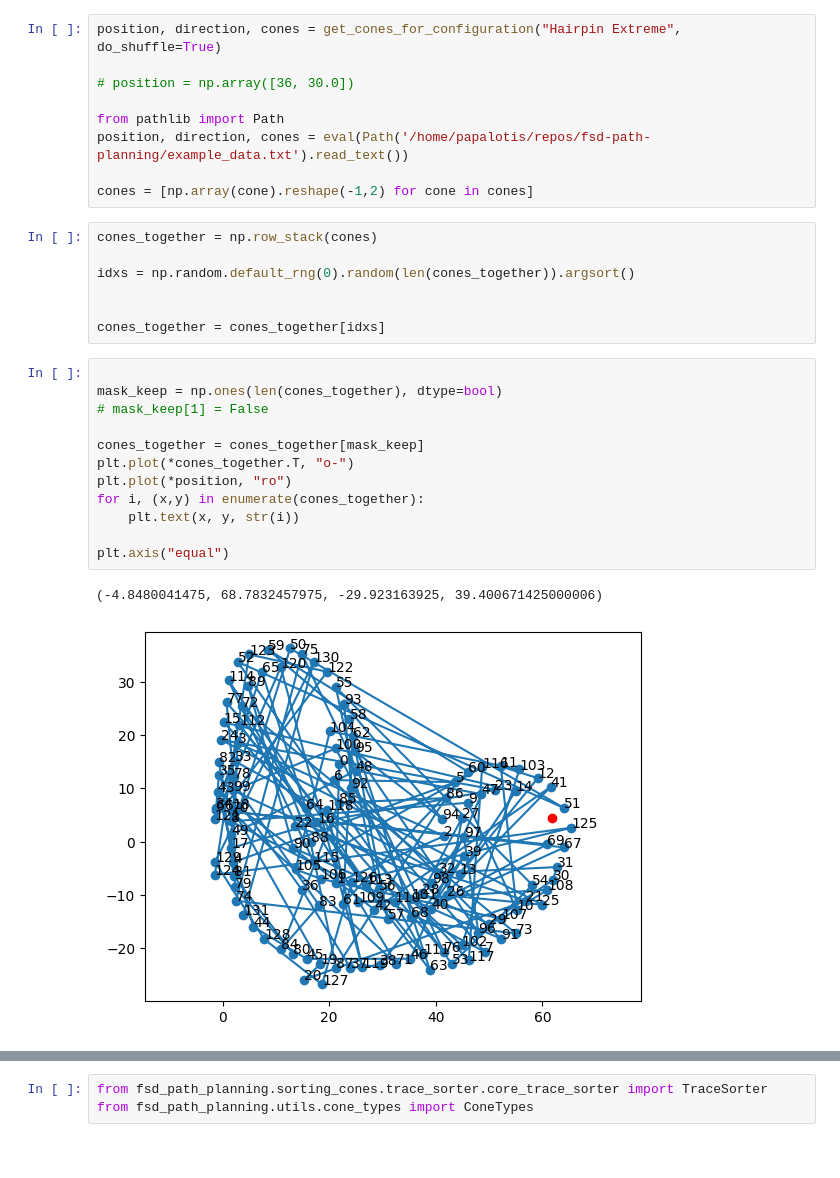
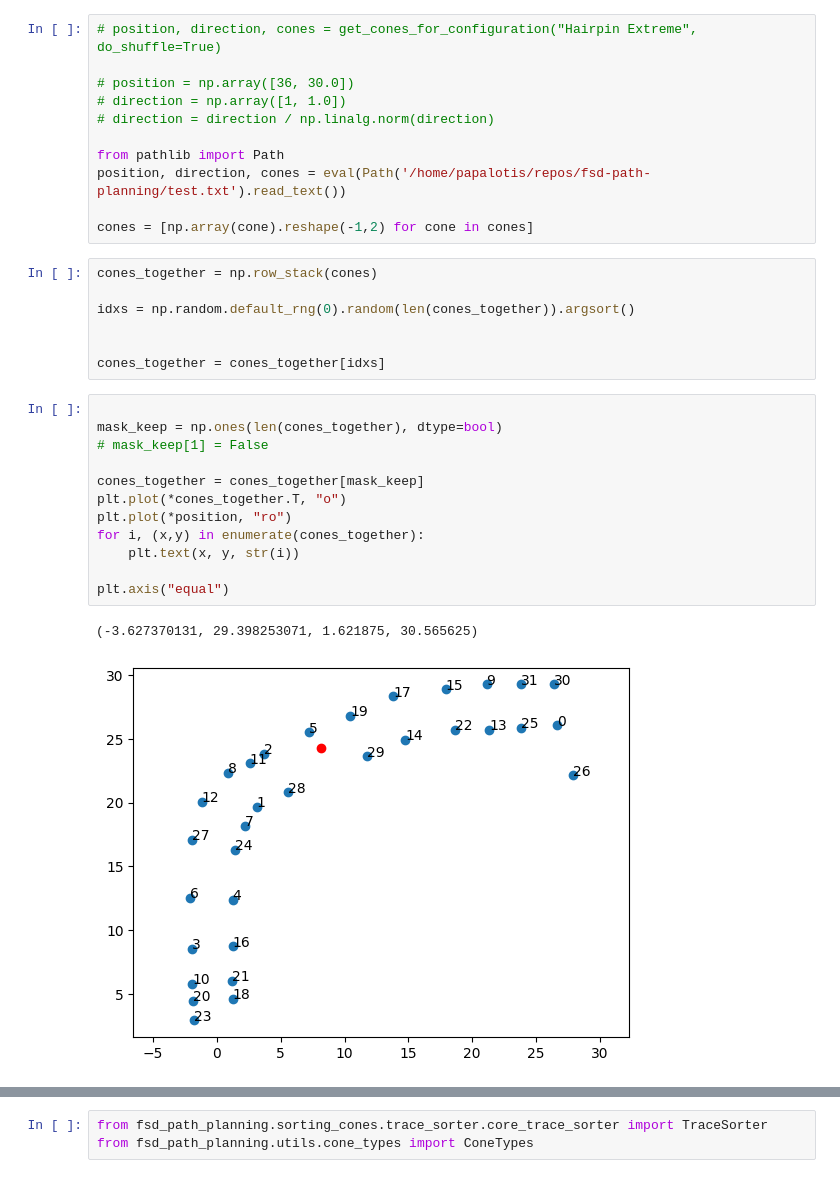
Before and after one commit to papalotis/ft-fsd-path-planning, a Jupyter notebook: colorless2.ipynb, the cells around one changed output, grey strips where cells are left out. Cells and saved outputs as stored; diff of their text form.

```diff
--- a/colorless2.ipynb
+++ b/colorless2.ipynb
@@ -11,12 +11,14 @@ import matplotlib.pyplot as plt
 from fsd_path_planning.utils.math_utils import rotate, angle_from_2d_vector
 from numpy import array, float64
 # %%
-position, direction, cones = get_cones_for_configuration("Hairpin Extreme", do_shuffle=True)
+# position, direction, cones = get_cones_for_configuration("Hairpin Extreme", do_shuffle=True)
 
 # position = np.array([36, 30.0])
+# direction = np.array([1, 1.0])
+# direction = direction / np.linalg.norm(direction)
 
 from pathlib import Path
-position, direction, cones = eval(Path('/home/papalotis/repos/fsd-path-planning/example_data.txt').read_text())
+position, direction, cones = eval(Path('/home/papalotis/repos/fsd-path-planning/test.txt').read_text())
 
 cones = [np.array(cone).reshape(-1,2) for cone in cones]
 # %%
@@ -29,18 +31,18 @@ cones_together = cones_together[idxs]
 # %%
 
 mask_keep = np.ones(len(cones_together), dtype=bool)
 # mask_keep[1] = False
 
 cones_together = cones_together[mask_keep]
-plt.plot(*cones_together.T, "o-")
+plt.plot(*cones_together.T, "o")
 plt.plot(*position, "ro")
 for i, (x,y) in enumerate(cones_together):
     plt.text(x, y, str(i))
 
 plt.axis("equal")
 # %% [output]
-(-4.8480041475, 68.7832457975, -29.923163925, 39.400671425000006)
+(-3.627370131, 29.398253071, 1.621875, 30.565625)
-[figure, old version]
+[figure, new version]
 # %%
 cones_relative = rotate(cones_together - position, -angle_from_2d_vector(direction))
 
```
Also changed, not shown: parts of 14 cells of this notebook, 7 other files.
